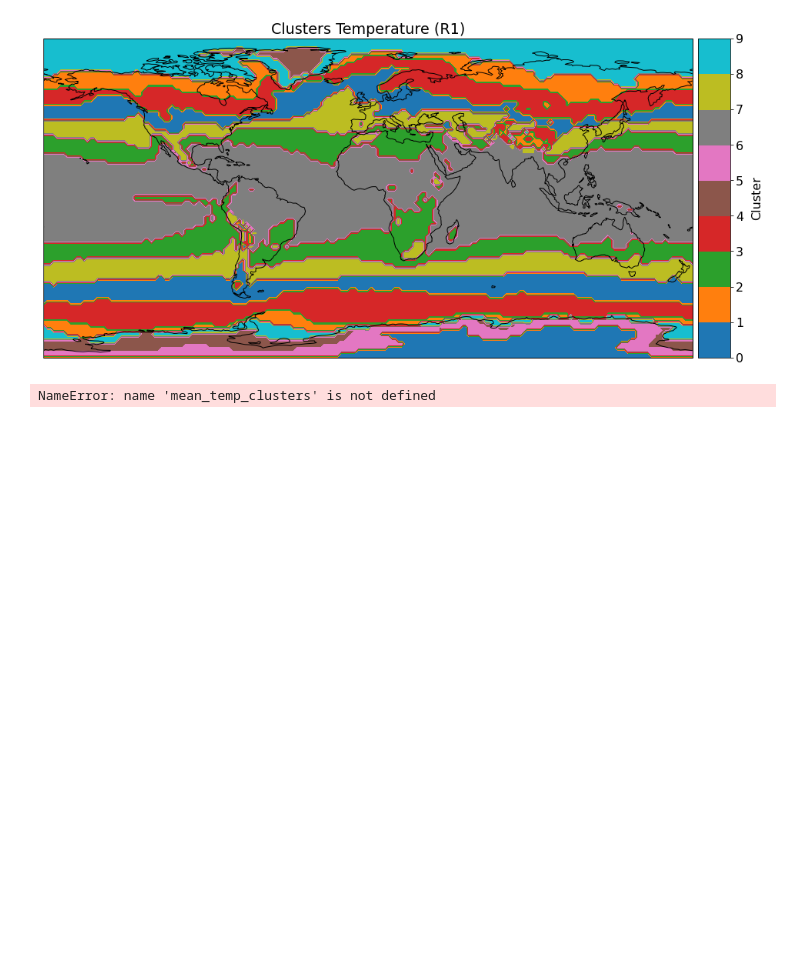
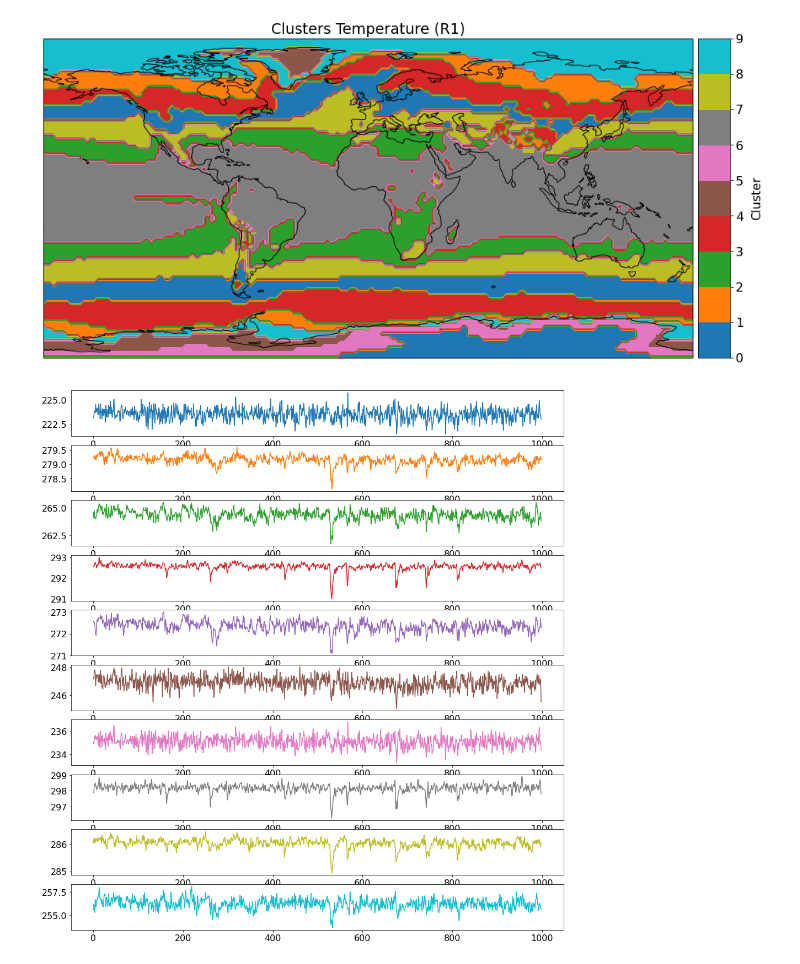
Before and after one commit to HIDA-Datathon/team_disentanglement, a Jupyter notebook: code/BasicTesting.ipynb, the cells around one changed output. Saved outputs shown, nothing was run; the diff lists cells and outputs as text; code cells hidden in the pictures; blank space fills up the shorter version.

```diff
--- a/code/BasicTesting.ipynb
+++ b/code/BasicTesting.ipynb
@@ -68,18 +68,14 @@ plot_map(clusters, title='Clusters Temperature (R1)', colorbar_title='Cluster')
 # %% [output]
 [figure]
 # %%
-min_temp = np.min(mean_temp_clusters)
-max_temp = np.max(mean_temp_clusters)
-
 mean_temp_clusters = []
 for c in np.unique(clusters):
     temps_cluster = ds_temp_r1['T2m'].values[:, clusters == c]
     temps_cluster = np.mean(temps_cluster, axis=1)
     mean_temp_clusters.append(temps_cluster)
 
 fig, axes = plt.subplots(10, 1, figsize=(16, 18))
 for i, ax in enumerate(axes.flatten()):
     ax.plot(mean_temp_clusters[i], color=cm.tab10((i+0.5)/10))
-    #ax.set_ylim([min_temp, max_temp])
 # %% [output]
-NameError: name 'mean_temp_clusters' is not defined
+[figure, added]
```
Also changed, not shown: 18 other files.
